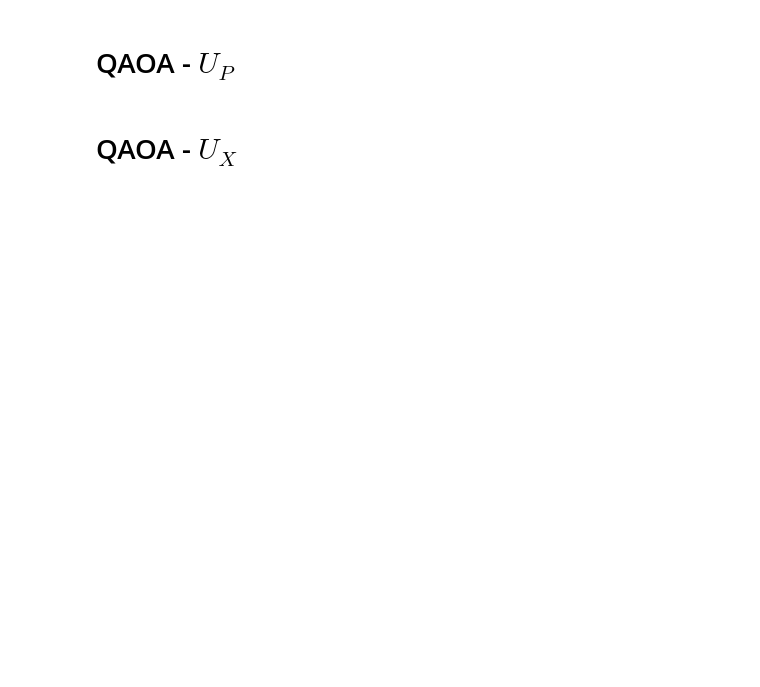
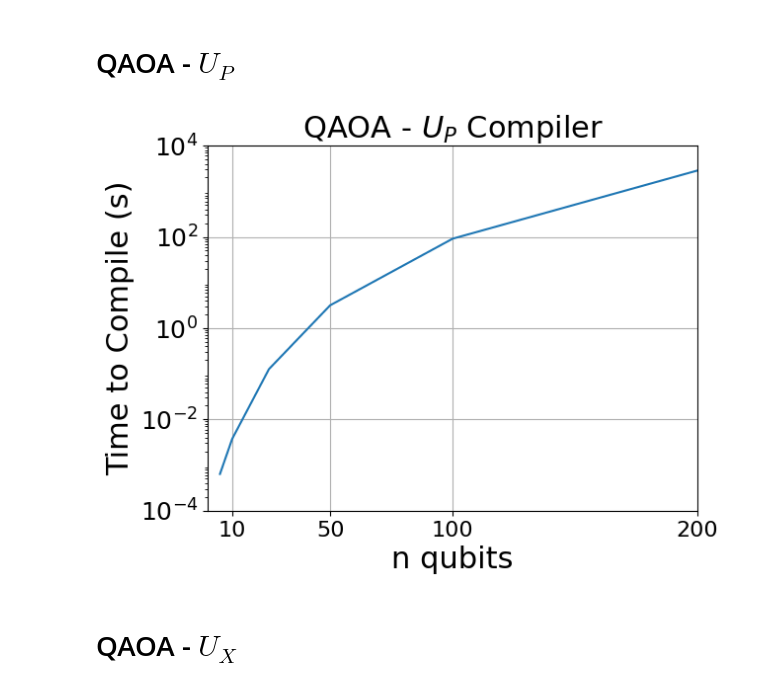
Before and after one commit to fghisoni/SWAPlessCompiler, a Jupyter notebook: Notebooks/Time_scaling.ipynb, the cells around one changed output. Saved outputs shown, nothing was run; the diff lists cells and outputs as text; code cells hidden in the pictures; blank space fills up the shorter version.

```diff
--- a/Notebooks/Time_scaling.ipynb
+++ b/Notebooks/Time_scaling.ipynb
@@ -83,7 +87,7 @@ for n in n_list:
 # %% [markdown]
 # QAOA - $U_P$
 # %%
-n_list = [5,10,25,50,100,200,500]
+n_list = [5,10,25,50,100,200]
 gamma = 1
 time_list_qaoa_up = []
 
@@ -123,21 +127,26 @@ for n in n_list:
             f.write(f'{n_list[idx]},{str(t)}')
             f.write('\n')
 # %%
-# n_list = [5,10,25,50,100,200,500]
+n_list = [5,10,25,50,100,200]
 
-# time_list_qaoa_up = []
-# with open('Data/qaoa_up_times.txt','r') as f:
-#     for line in f.readlines():
-#         time_list_qaoa_up.append(float(line.split(',')[1]))
+time_list_qaoa_up = []
+with open('Data/qaoa_up_times.txt','r') as f:
+    for line in f.readlines():
+        time_list_qaoa_up.append(float(line.split(',')[1]))
 
-# plt.plot(n_list, time_list)
-# plt.ylabel('Time to Compile (s)', fontsize = 22)
-# plt.yscale('log')
-# plt.xlabel('n qubits', fontsize = 22)
-# plt.xticks([10, 25, 50, 100, 200], [10, 25, 50, 100, 200], fontsize = 16)
-# plt.grid()
-# plt.yticks(np.linspace(0,np.max(time_list), 20), fontsize = 18)
-# plt.savefig('time_qft.pdf')
+plt.plot(n_list, time_list_qaoa_up)
+plt.ylabel('Time to Compile (s)', fontsize = 22)
+plt.title(r'QAOA - $U_P$ Compiler', fontsize = 22)
+plt.yscale('log')
+plt.xlabel('n qubits', fontsize = 22)
+plt.xticks([10, 50, 100, 200], [10, 50, 100, 200], fontsize = 16)
+plt.grid()
+plt.ylim((1e-4,1e4))
+plt.xlim((0,200))
+plt.yticks([1e-4, 1e-2, 1e0, 1e2, 1e4], fontsize = 18)
+plt.savefig('Figures/time_ qaoa_up.pdf', bbox_inches='tight')
+# %% [output]
+[figure, added]
 # %% [markdown]
 # QAOA - $U_X$
 # %%
```
Also changed, not shown: parts of 4 cells of this notebook, 5 other files.
